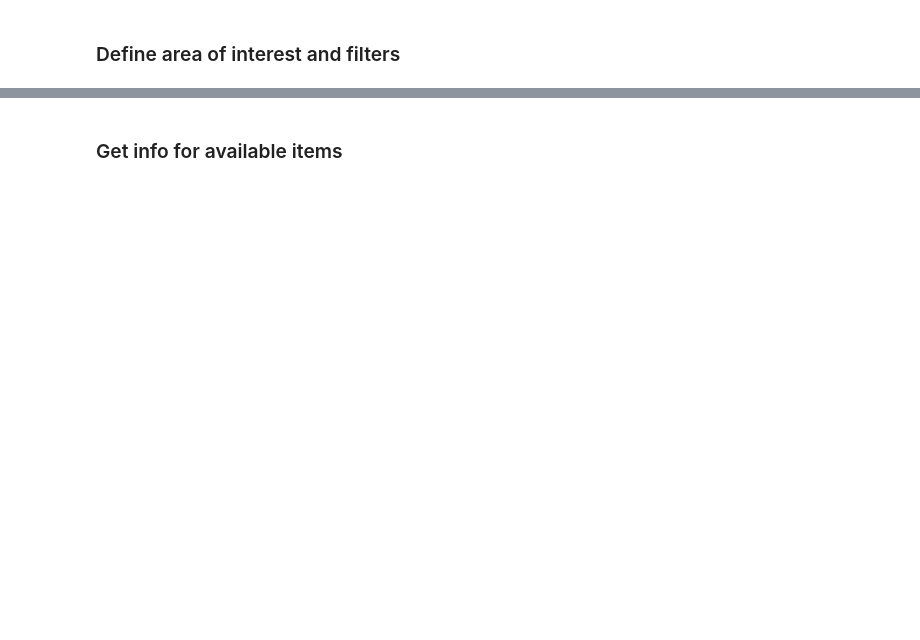
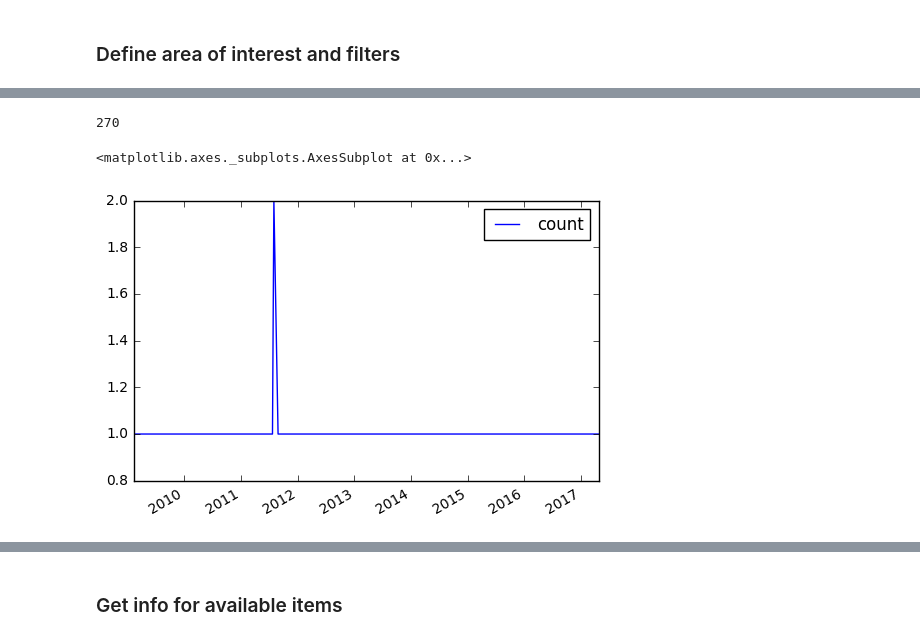
Before and after one commit to adrianalbert/pysatapi, a Jupyter notebook: planet-api/Test custom Planet Labs API client.ipynb, the cells around one changed output, grey strips where cells are left out. Drawn from its saved outputs; the diff is of its cells as text; code cells hidden in the pictures; blank space fills up the shorter version.

Commit message:
first cut at Planet API wrappers

```diff
--- a/planet-api/Test custom Planet Labs API client.ipynb
+++ b/planet-api/Test custom Planet Labs API client.ipynb
@@ -65,0 +30,5 @@ redding_reservoir = {
+# %%
+lonlat_sf = (-122.431297, 37.773972)
+
+aoi_sf = pl.loc_to_AOI(lonlat_sf, w=1)
+aoi_sf
@@ -65,0 +37,7 @@ redding_reservoir = {
+# %%
+date_filter = pl.filters.date_range_filter() # should return all available days
+geom_filter = pl.filters.geometry_filter(aoi_sf)
+cloud_filter= pl.filters.range_filter("cloud_cover", lt=0.2)
+
+my_filter = pl.filters.and_filter(date_filter, geom_filter, cloud_filter)
+my_filter
@@ -92,0 +56,16 @@ result.json()
+# %%
+stats = pl.filters.search_assets(my_filter, myPlanetKey,
+                                 item_types=['REOrthoTile'],
+                                 request_type="stats")
+# %%
+stats_df = pd.DataFrame(stats['buckets']).set_index("start_time")
+stats_df.index = map(lambda x: parser.parse(x), stats_df.index)
+
+print len(stats_df)
+# %% [output]
+270
+# %%
+stats_df.plot()
+# %% [output]
+<matplotlib.axes._subplots.AxesSubplot at 0x...>
+[figure, added]
```
Also changed, not shown: parts of 42 cells of this notebook, 9 other files.
